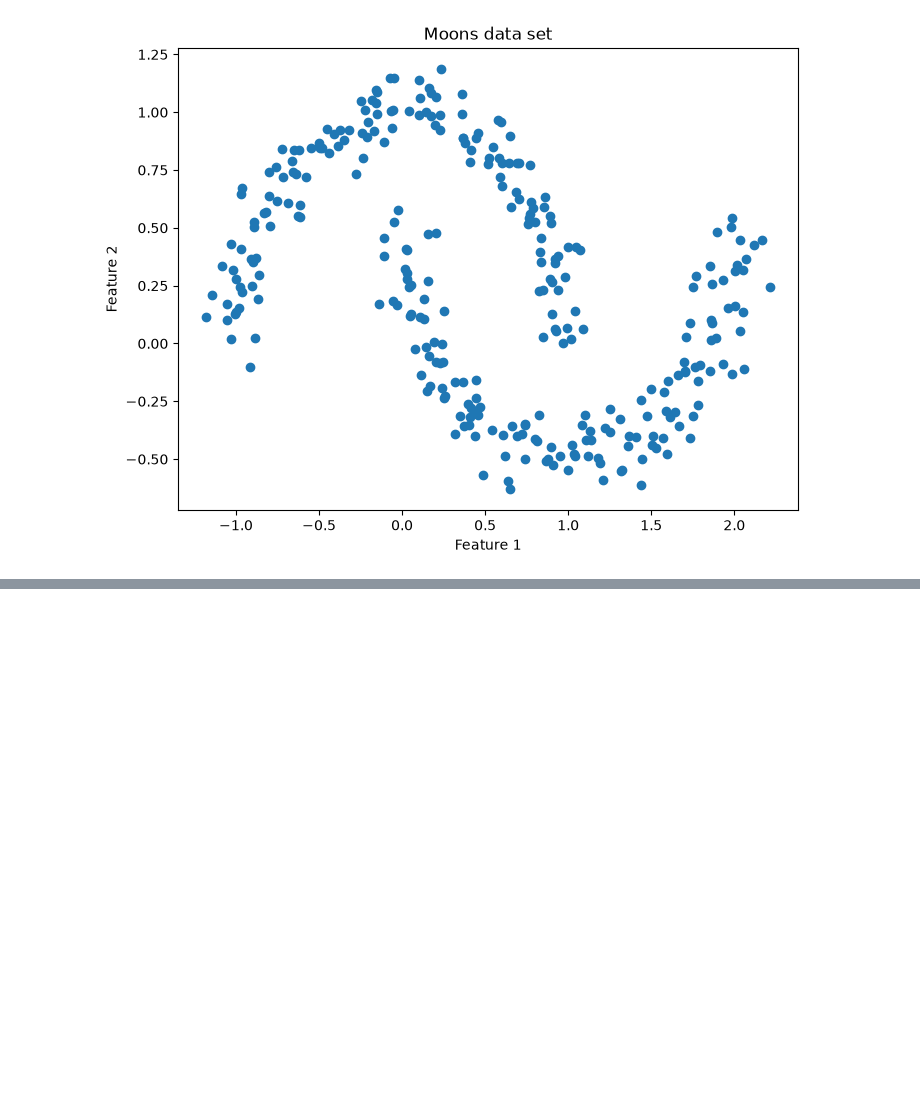
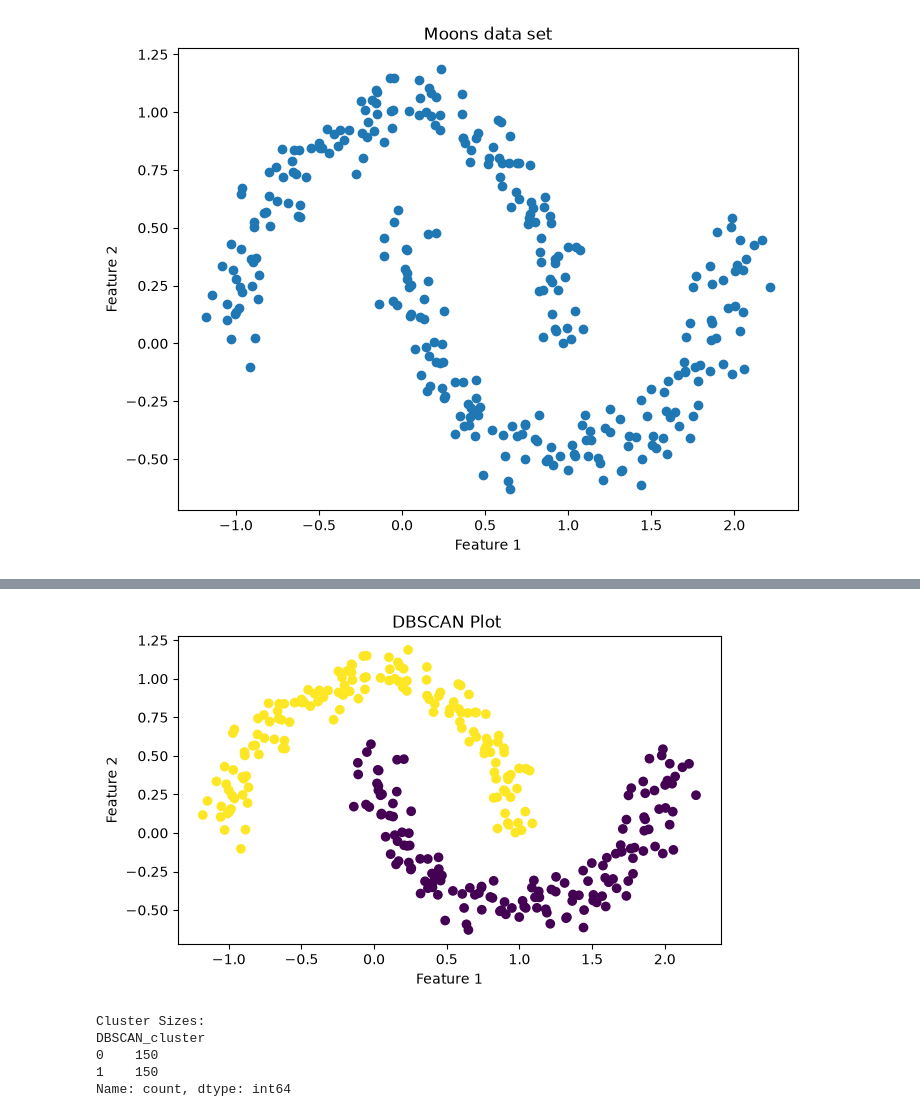
Before and after one commit to hemant237/Fastapi-project, a Jupyter notebook: practice/DBSCAN/DBSCAN.ipynb, the cells around one changed output, grey strips where cells are left out. Cells and saved outputs as stored; diff of their text form; code cells hidden in the pictures; blank space fills up the shorter version.

Commit message:
DBSCAN

```diff
--- a/practice/DBSCAN/DBSCAN.ipynb
+++ b/practice/DBSCAN/DBSCAN.ipynb
@@ -41,3 +41,14 @@ plt.title("Moons data set")
 plt.show()
 # %% [output]
 [figure]
+# %%
+from sklearn.cluster import DBSCAN
+
+model = DBSCAN(
+    eps = 0.2,
+    min_samples=5
+)
+
+labels = model.fit_predict(X)
+
+print(labels[:20])
@@ -43,0 +63,4 @@ plt.show()
+# %%
+df_dbscan["DBSCAN_cluster"]=labels
+
+df_dbscan.head()
@@ -43,0 +74,29 @@ plt.show()
+# %%
+plt.figure(figsize=(7,4))
+
+plt.scatter(
+    df_dbscan["feature_1"],
+    df_dbscan["feature_2"],
+    c=df_dbscan["DBSCAN_cluster"]
+)
+
+plt.xlabel("Feature 1")
+plt.ylabel("Feature 2")
+plt.title("DBSCAN Plot ")
+
+plt.show()
+# %% [output]
+[figure, added]
+# %%
+print("Cluster Sizes:")
+print(
+    df_dbscan["DBSCAN_cluster"]
+    .value_counts()
+    .sort_index()
+)
+# %% [output]
+Cluster Sizes:
+DBSCAN_cluster
+0    150
+1    150
+Name: count, dtype: int64
```
Also changed, not shown: parts of 6 cells of this notebook, 1 other file.
